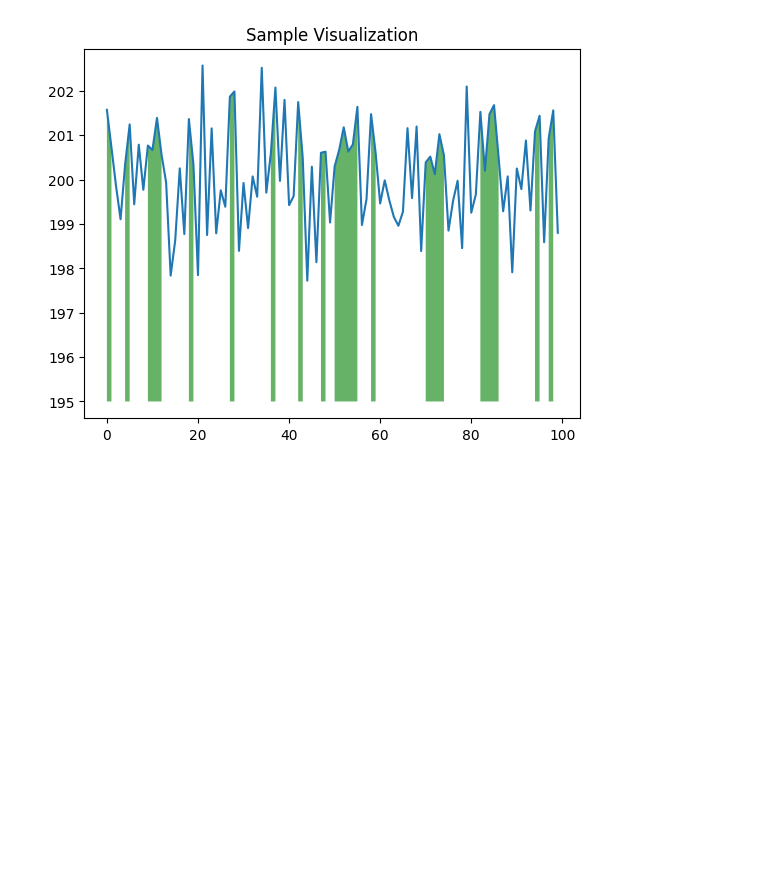
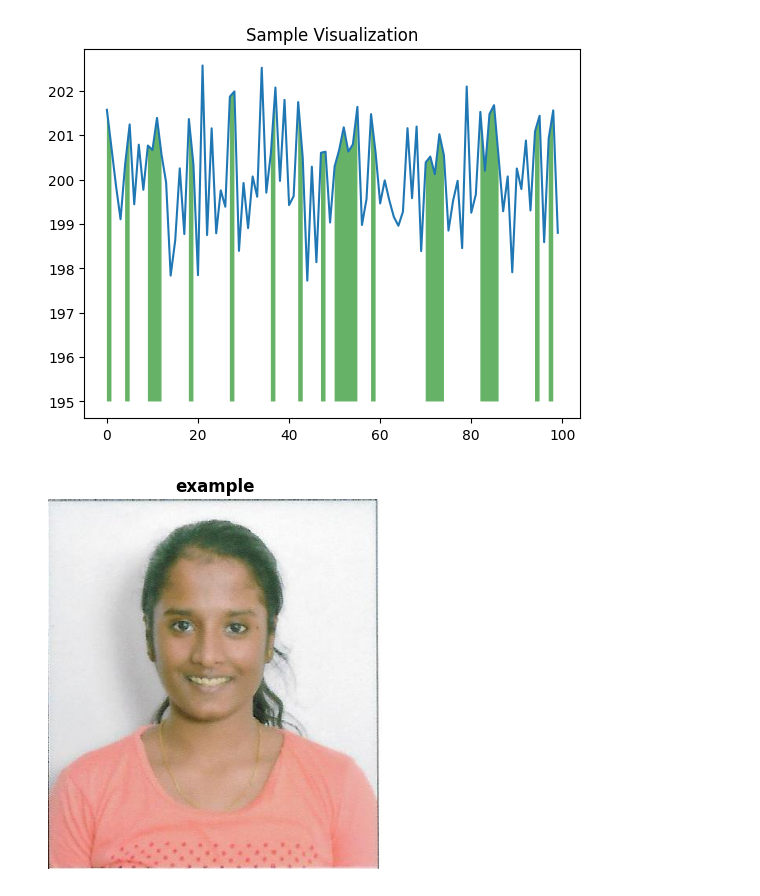
Before and after one commit to iamindhu/sristi23, a Jupyter notebook: Module1/FMML_Aug22_M1Lab1_PythonBasics.ipynb, the cells around one changed output. Saved outputs shown, nothing was run; the diff lists cells and outputs as text; code cells hidden in the pictures; blank space fills up the shorter version.

```diff
--- a/Module1/FMML_Aug22_M1Lab1_PythonBasics.ipynb
+++ b/Module1/FMML_Aug22_M1Lab1_PythonBasics.ipynb
@@ -482,3 +482,19 @@ plt.show()
 ## Answer 3 :
 
 ## 1) make sure drive is loaded and then upload a test image onto your drive
+# %%
+import numpy as np
+import matplotlib.cbook as cbook
+import matplotlib.image as image
+
+with cbook.get_sample_data('/content/gdrive/MyDrive/AnnamIndhuLekhaPhoto.jpg') as image_file:
+    image = plt.imread(image_file)
+
+fig, ax = plt.subplots()
+ax.imshow(image)
+ax.axis('off')
+
+plt.title('example',fontweight ="bold")
+plt.show()
+# %% [output]
+[figure, added]
```
Also changed, not shown: parts of 1 cell of this notebook.
